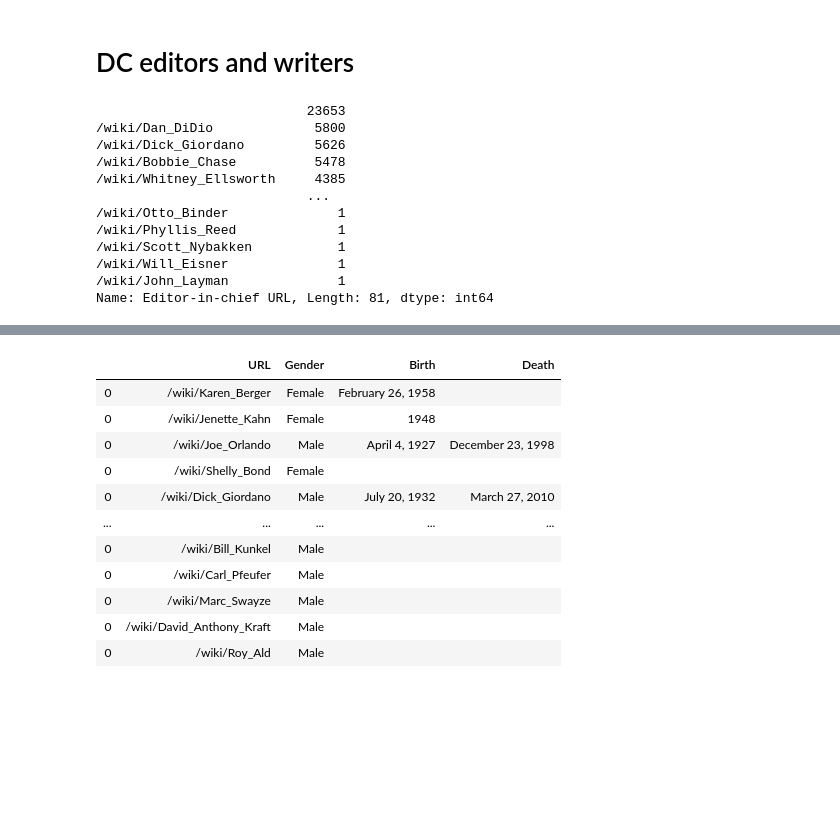
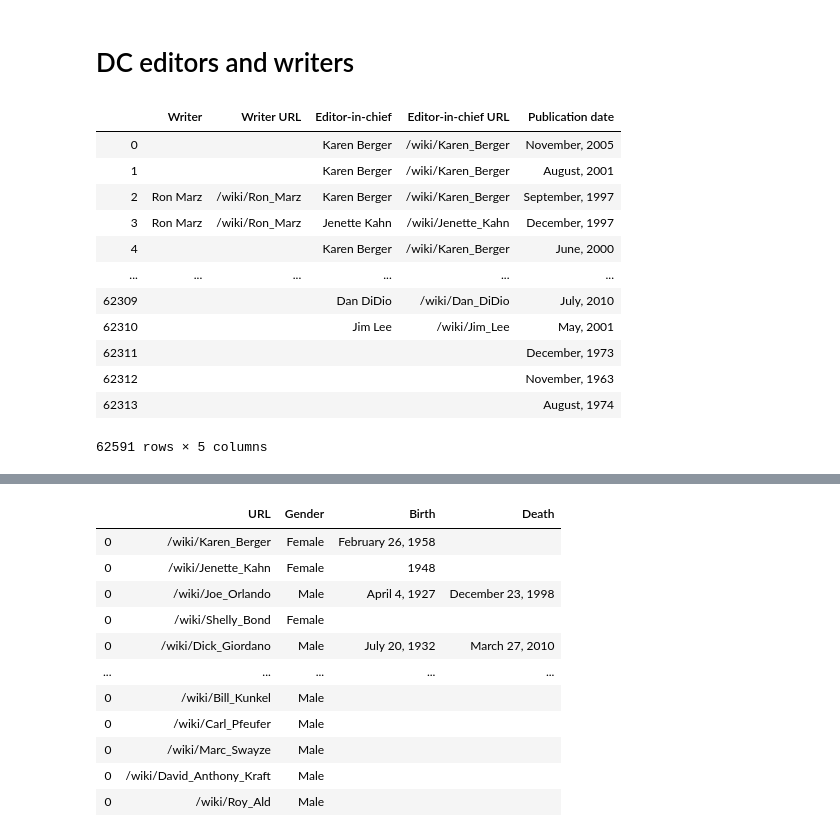
Before and after one commit to marvelous-comics/project_ADAELE, a Jupyter notebook: Editors writers analysis/Editors_writers_analysis.ipynb, the cells around one changed output, grey strips where cells are left out. Cells and saved outputs as stored; diff of their text form; code cells hidden in the pictures; blank space fills up the shorter version.

```diff
--- a/Editors writers analysis/Editors_writers_analysis.ipynb
+++ b/Editors writers analysis/Editors_writers_analysis.ipynb
@@ -125,17 +126,18 @@ with open('dc_comics_editor_writer.txt', 'rb') as f:
     dc_ed_wr = pickle.load(f)
-# %%
-dc_ed_wr['Editor-in-chief URL'].value_counts()
-# %% [output]
-                           23653
-/wiki/Dan_DiDio             5800
-/wiki/Dick_Giordano         5626
-/wiki/Bobbie_Chase          5478
-/wiki/Whitney_Ellsworth     4385
-                           ...
-/wiki/Otto_Binder              1
-/wiki/Phyllis_Reed             1
-/wiki/Scott_Nybakken           1
-/wiki/Will_Eisner              1
-/wiki/John_Layman              1
-Name: Editor-in-chief URL, Length: 81, dtype: int64
+# %%
+dc_ed_wr
+# %% [output]
+|  | Writer | Writer URL | Editor-in-chief | Editor-in-chief URL | Publication date |
+| 0 |  |  | Karen Berger | /wiki/Karen_Berger | November, 2005 |
+| 1 |  |  | Karen Berger | /wiki/Karen_Berger | August, 2001 |
+| 2 | Ron Marz | /wiki/Ron_Marz | Karen Berger | /wiki/Karen_Berger | September, 1997 |
+| 3 | Ron Marz | /wiki/Ron_Marz | Jenette Kahn | /wiki/Jenette_Kahn | December, 1997 |
+| 4 |  |  | Karen Berger | /wiki/Karen_Berger | June, 2000 |
+| ... | ... | ... | ... | ... | ... |
+| 62309 |  |  | Dan DiDio | /wiki/Dan_DiDio | July, 2010 |
+| 62310 |  |  | Jim Lee | /wiki/Jim_Lee | May, 2001 |
+| 62311 |  |  |  |  | December, 1973 |
+| 62312 |  |  |  |  | November, 1963 |
+| 62313 |  |  |  |  | August, 1974 |
+62591 rows × 5 columns
 # %%
```
Also changed, not shown: parts of 11 cells of this notebook, 4 other files.
